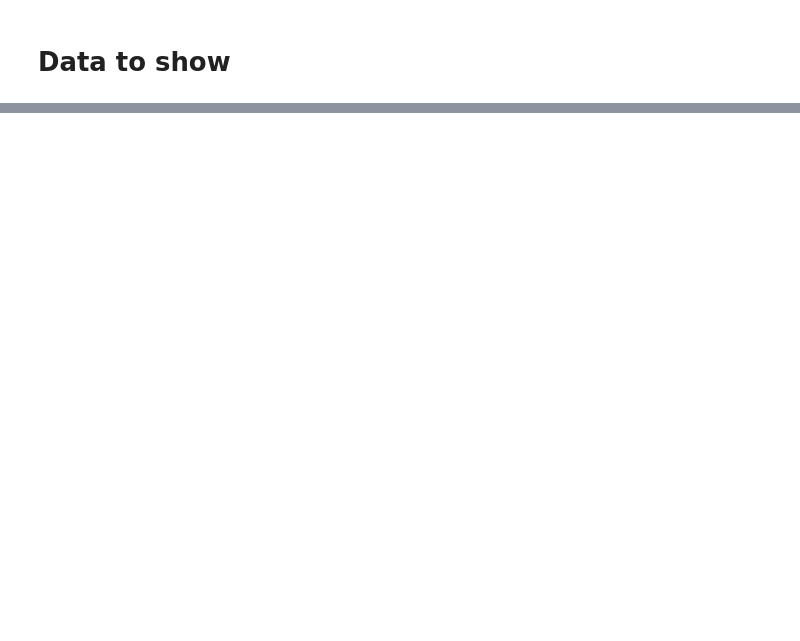
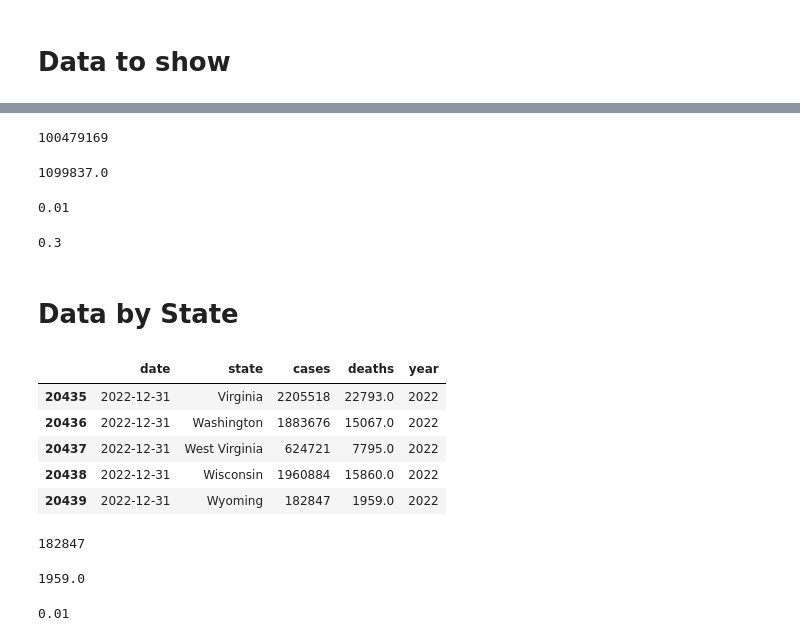
Before and after one commit to Ivan2911/COVID-19-VIZ, a Jupyter notebook: data_process.ipynb, the cells around one changed output, grey strips where cells are left out. Drawn from its saved outputs; the diff is of its cells as text; code cells hidden in the pictures; blank space fills up the shorter version.

```diff
--- a/data_process.ipynb
+++ b/data_process.ipynb
@@ -252,0 +226,36 @@ last_update
+# %%
+#Global cases
+global_cases = us_date_df["cases"].iloc[-1]
+global_cases
+# %% [output]
+100479169
+# %%
+#Global deaths
+global_deaths = us_date_df["deaths"].iloc[-1]
+global_deaths
+# %% [output]
+1099837.0
+# %%
+#Global CFR
+CFR = round(global_deaths/global_cases, 2)
+CFR
+# %% [output]
+0.01
+# %%
+#Global Attack Rate
+population_2022 = pop_df['2022'].sum()
+attack_rate = round(global_cases/population_2022, 2)
+attack_rate
+# %% [output]
+0.3
+# %% [markdown]
+# Data by State
+# %%
+us_state_df.tail()
+# %% [output]
+|  | date | state | cases | deaths | year |
+| 20435 | 2022-12-31 | Virginia | 2205518 | 22793.0 | 2022 |
+| 20436 | 2022-12-31 | Washington | 1883676 | 15067.0 | 2022 |
+| 20437 | 2022-12-31 | West Virginia | 624721 | 7795.0 | 2022 |
+| 20438 | 2022-12-31 | Wisconsin | 1960884 | 15860.0 | 2022 |
+| 20439 | 2022-12-31 | Wyoming | 182847 | 1959.0 | 2022 |
@@ -252,0 +266,18 @@ last_update
+# %%
+# state cases
+state_cases = df_state["cases"].iloc[-1]
+state_cases
+# %% [output]
+182847
+# %%
+#state deaths
+state_deaths = df_state["deaths"].iloc[-1]
+state_deaths
+# %% [output]
+1959.0
+# %%
+#state CFR
+state_CFR = round(state_deaths/state_cases, 2)
+state_CFR
+# %% [output]
+0.01
```
Also changed, not shown: parts of 24 cells of this notebook, 3 other files.
